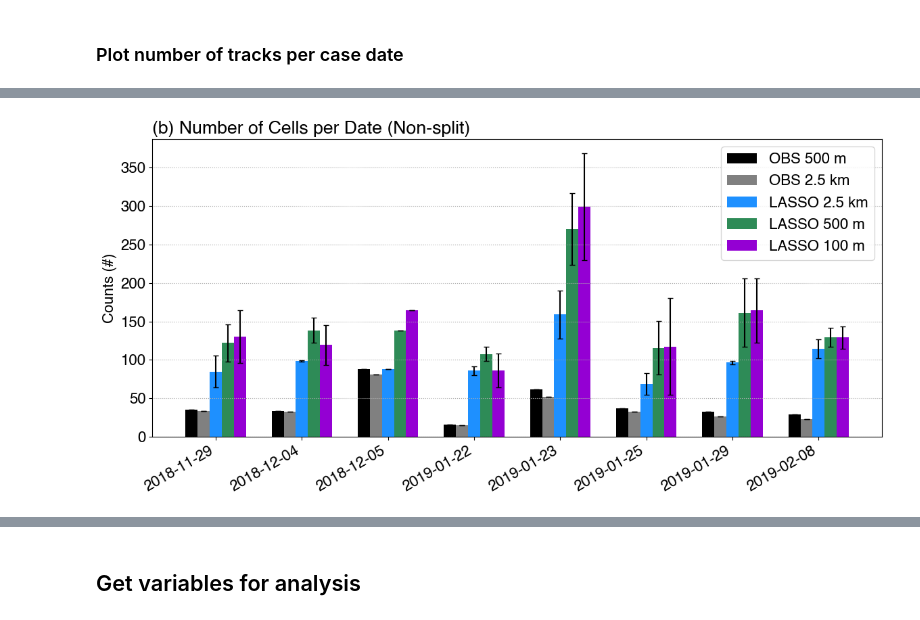
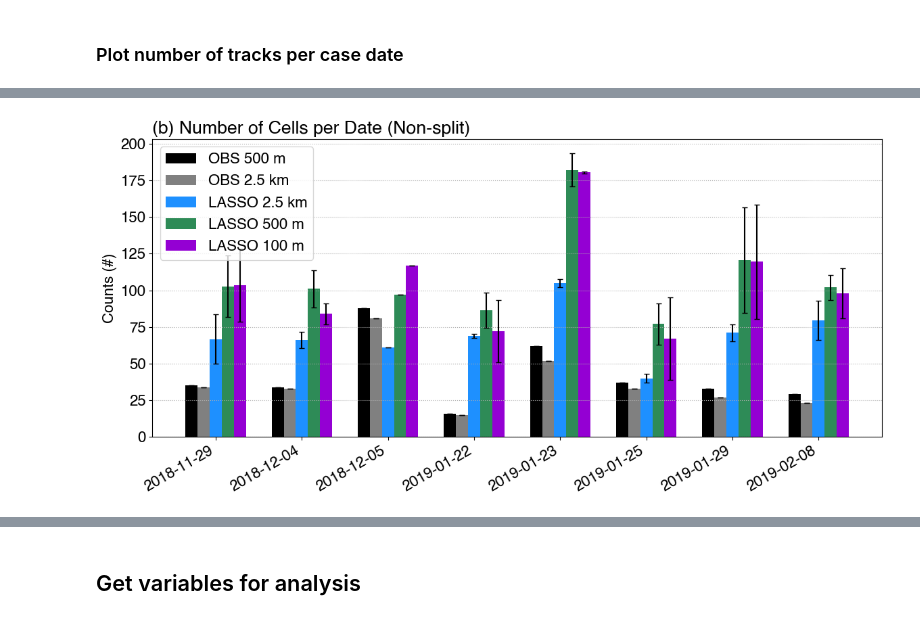
Before and after one commit to ICLASS-SFA/lasso_cellgrowth, a Jupyter notebook: notebooks/plot_celltrack_counts_map_obs_lasso.ipynb, the cells around one changed output, grey strips where cells are left out. Cells and saved outputs as stored; diff of their text form; code cells hidden in the pictures.

```diff
--- a/notebooks/plot_celltrack_counts_map_obs_lasso.ipynb
+++ b/notebooks/plot_celltrack_counts_map_obs_lasso.ipynb
@@ -582,6 +635,9 @@ Number of tracks (OBS 2.5km): 482
 # %%
 # Read data (LASSO D2)
 ds_d2 = read_subset_combine(statsfiles_d2, lon_range, lat_range, lasso=True)
+# Preserve zero-count dates/members in the count statistics.
+group_index_d2 = get_track_group_index(ds_d2)
+ds_d2 = filter_tracks_by_radar_range(ds_d2, radar_lon, radar_lat, radar_range_km)
 ntracks_d2 = ds_d2.sizes['tracks']
 print(f'Number of tracks (D2): {ntracks_d2}')
 # %% [output]
@@ -606,6 +662,9 @@ Number of tracks (D2): 3087
 # %%
 # Read data (LASSO D3)
 ds_d3 = read_subset_combine(statsfiles_d3, lon_range, lat_range, lasso=True)
+# Preserve zero-count dates/members in the count statistics.
+group_index_d3 = get_track_group_index(ds_d3)
+ds_d3 = filter_tracks_by_radar_range(ds_d3, radar_lon, radar_lat, radar_range_km)
 ntracks_d3 = ds_d3.sizes['tracks']
 print(f'Number of tracks (D3): {ntracks_d3}')
 # %% [output]
@@ -630,6 +689,9 @@ Number of tracks (D3): 4272
 # %%
 # Read data (LASSO D4)
 ds_d4 = read_subset_combine(statsfiles_d4, lon_range, lat_range, lasso=True)
+# Preserve zero-count dates/members in the count statistics.
+group_index_d4 = get_track_group_index(ds_d4)
+ds_d4 = filter_tracks_by_radar_range(ds_d4, radar_lon, radar_lat, radar_range_km)
 ntracks_d4 = ds_d4.sizes['tracks']
 print(f'Number of tracks (D4): {ntracks_d4}')
 # %% [output]
@@ -771,11 +777,11 @@ def count_tracks_per_date(ds):
     return results
 # %%
 # Count average tracks per date for each dataset
-results_o = count_tracks_per_date(ds_o)
-results_o25 = count_tracks_per_date(ds_o25)
-results_d2 = count_tracks_per_date(ds_d2)
-results_d3 = count_tracks_per_date(ds_d3)
-results_d4 = count_tracks_per_date(ds_d4)
+results_o = count_tracks_per_date(ds_o, group_index=group_index_o)
+results_o25 = count_tracks_per_date(ds_o25, group_index=group_index_o25)
+results_d2 = count_tracks_per_date(ds_d2, group_index=group_index_d2)
+results_d3 = count_tracks_per_date(ds_d3, group_index=group_index_d3)
+results_d4 = count_tracks_per_date(ds_d4, group_index=group_index_d4)
 
 # Extract 'all' tracks for backward compatibility
 avg_tracks_o, std_tracks_o = results_o['all']
@@ -1043,34 +1049,35 @@ bar_data = {
     'd2': [avg_tracks_nonsplit_d2.get(date, 0) for date in all_dates],
     'd3': [avg_tracks_nonsplit_d3.get(date, 0) for date in all_dates],
     'd4': [avg_tracks_nonsplit_d4.get(date, 0) for date in all_dates],
 }
 
 # Create error_data dictionary with standard deviations
 error_data = {
     'obs': [std_tracks_nonsplit_o.get(date, 0) for date in all_dates],
     'obs25': [std_tracks_nonsplit_o25.get(date, 0) for date in all_dates],
     'd2': [std_tracks_nonsplit_d2.get(date, 0) for date in all_dates],
     'd3': [std_tracks_nonsplit_d3.get(date, 0) for date in all_dates],
     'd4': [std_tracks_nonsplit_d4.get(date, 0) for date in all_dates],
 }
 
 width=0.14
 
 # Create the bar chart
 figname = f'{figdir}celltrack_counts_per_date_barplot_nonsplit.png'
 fig = plot_bars_tracks(
     bar_data=bar_data,
     xlabel=all_dates,
     ylabel='Counts (#)',
     title='(b) Number of Cells per Date (Non-split)',
     width=width,
+    legend_loc='upper left',
     figsize=(12, 6),
     figname=figname,
     fontsize=16,
     error_data=error_data
 )
 # %% [output]
-[figure, old version]
+[figure, new version]
 # %%
 total_tracks_o, total_tracks_o25, total_tracks_d2, total_tracks_d3, total_tracks_d4
 # %% [output]
```
Also changed, not shown: parts of 26 cells of this notebook, 1 other file.
